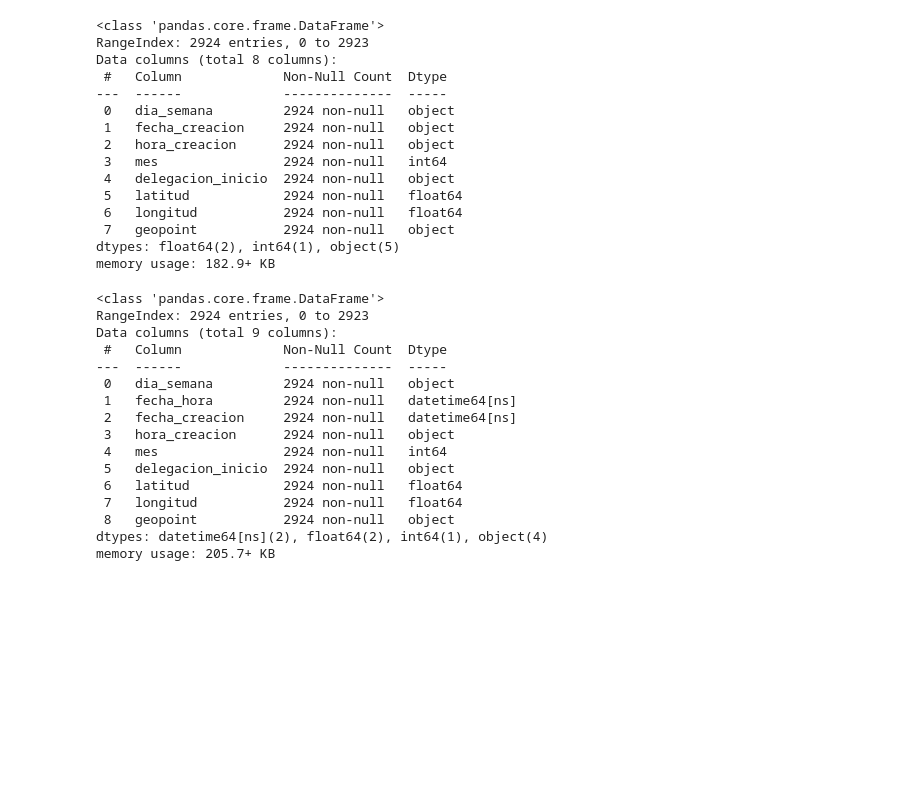
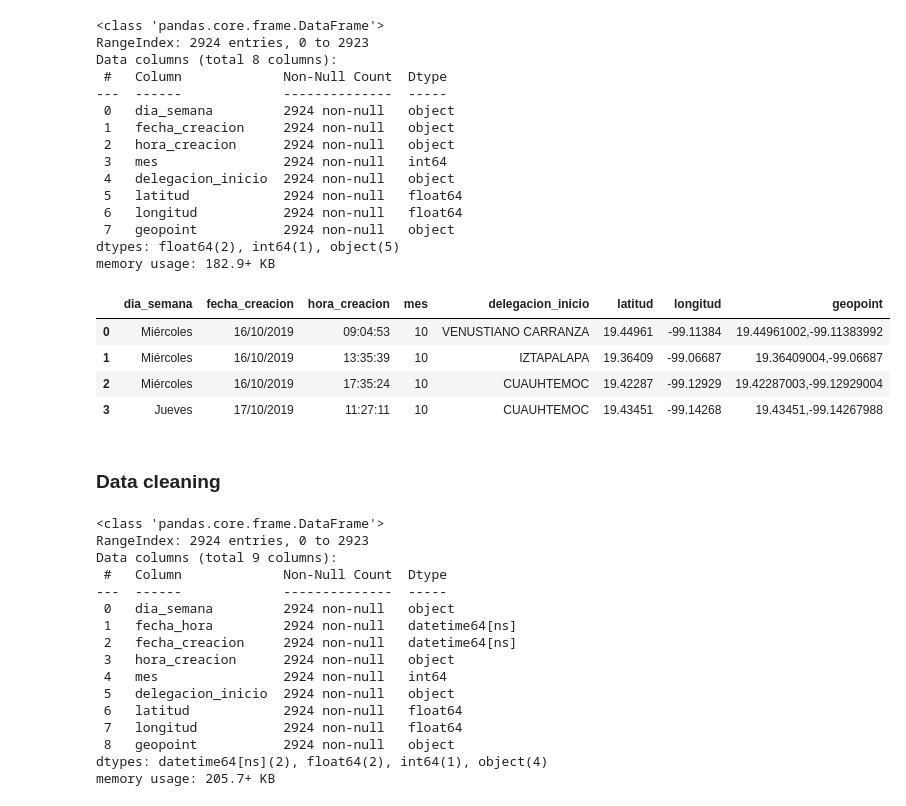
Before and after one commit to FranciscoGalan/Bicycle_Commuting_Mexico_City, a Jupyter notebook: main.ipynb, the cells around one changed output. Cells and saved outputs as stored; diff of their text form; code cells hidden in the pictures; blank space fills up the shorter version.

```diff
--- a/main.ipynb
+++ b/main.ipynb
@@ -183,6 +185,16 @@ Data columns (total 8 columns):
  7   geopoint           2924 non-null   object
 dtypes: float64(2), int64(1), object(5)
 memory usage: 182.9+ KB
+# %%
+incidentes.head(4)
+# %% [output]
+|  | dia_semana | fecha_creacion | hora_creacion | mes | delegacion_inicio | latitud | longitud | geopoint |
+| 0 | Miércoles | 16/10/2019 | 09:04:53 | 10 | VENUSTIANO CARRANZA | 19.44961 | -99.11384 | 19.44961002,-99.11383992 |
+| 1 | Miércoles | 16/10/2019 | 13:35:39 | 10 | IZTAPALAPA | 19.36409 | -99.06687 | 19.36409004,-99.06687 |
+| 2 | Miércoles | 16/10/2019 | 17:35:24 | 10 | CUAUHTEMOC | 19.42287 | -99.12929 | 19.42287003,-99.12929004 |
+| 3 | Jueves | 17/10/2019 | 11:27:11 | 10 | CUAUHTEMOC | 19.43451 | -99.14268 | 19.43451,-99.14267988 |
+# %% [markdown]
+### Data cleaning
 # %%
 incidentes['dia_semana'] = incidentes['dia_semana'].str.lower()
 # %%
```
Also changed, not shown: parts of 2 cells of this notebook, 1 other file.
